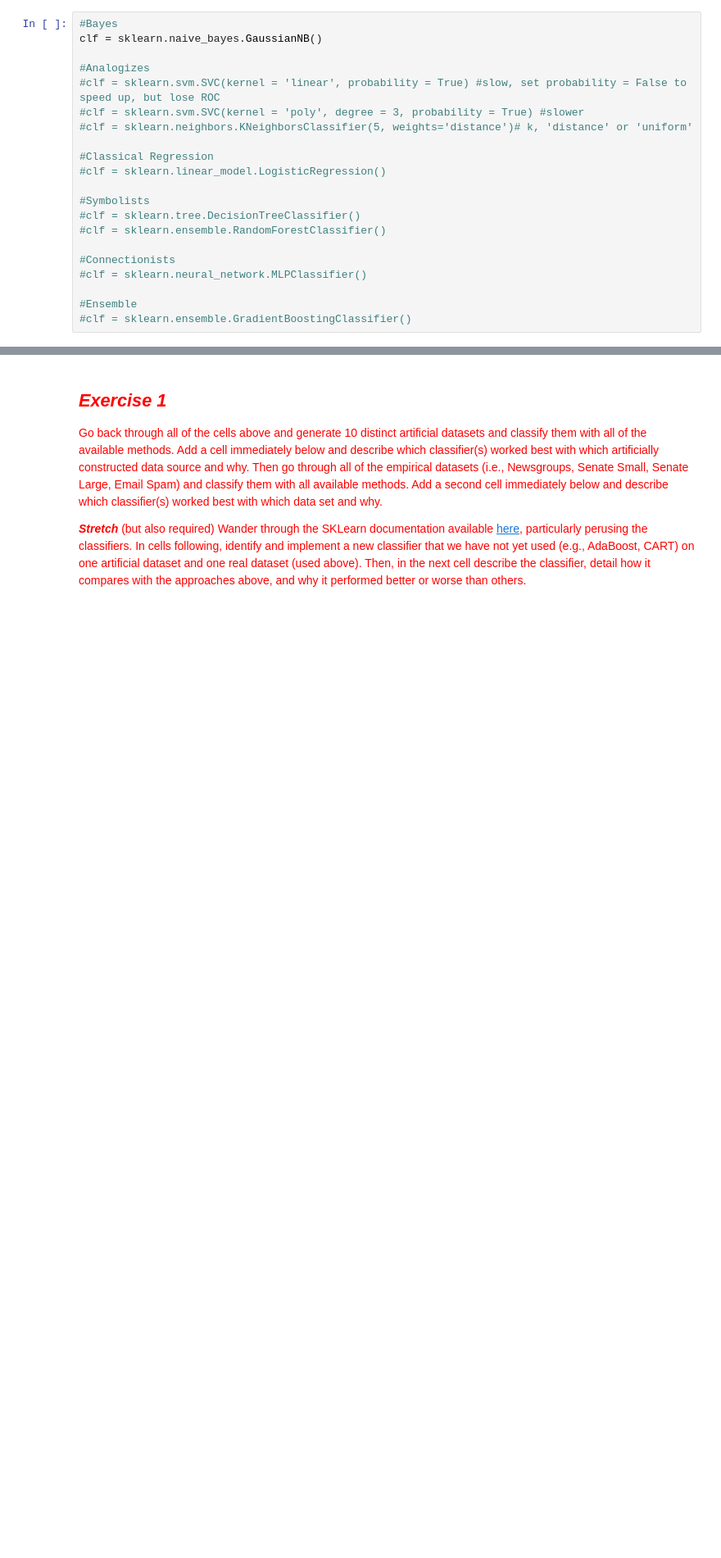
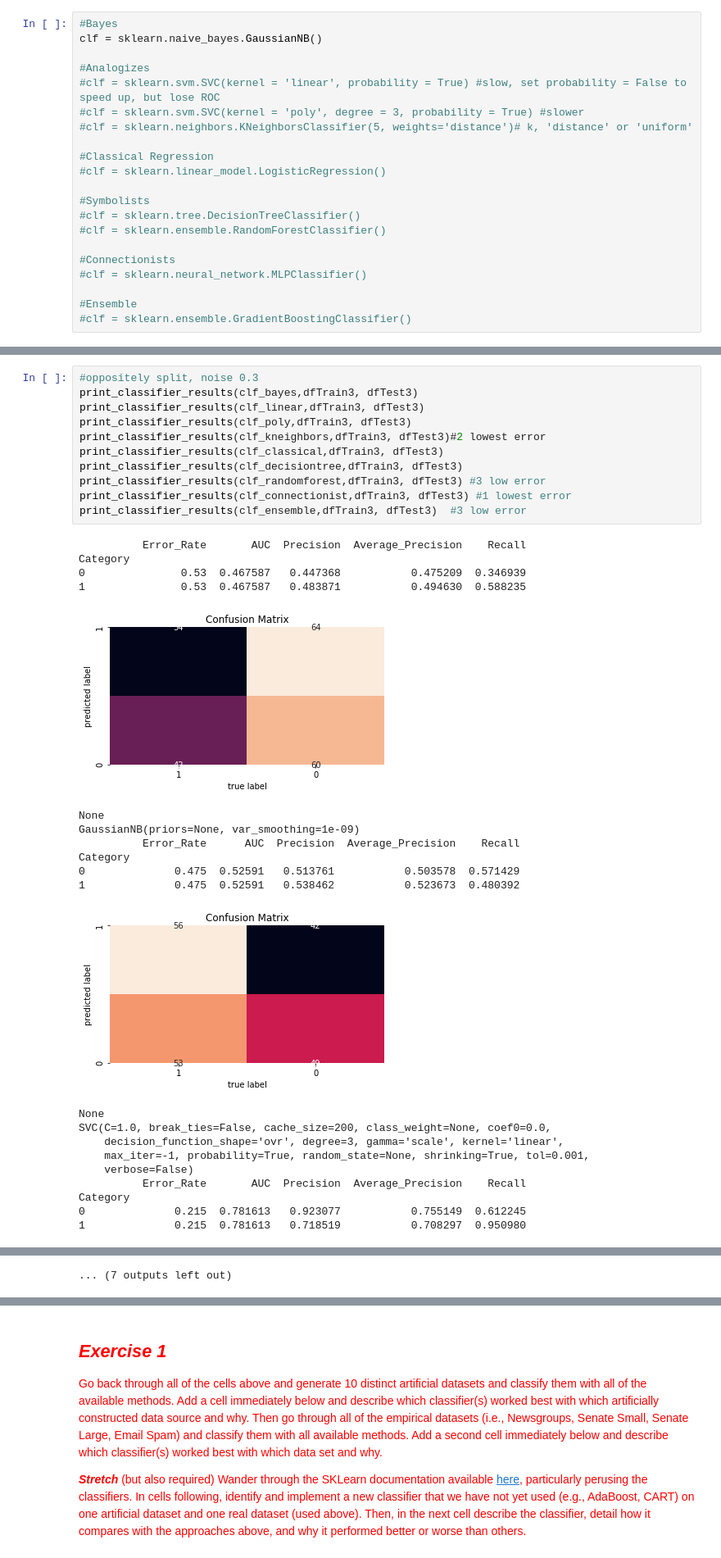
Before and after one commit to Computational-Content-Analysis-2020/Content-Analysis-2020, a Jupyter notebook: week-3/3-Classification.ipynb, the cells around one changed output, grey strips where cells are left out. Shown at 82% size. Cells and saved outputs as stored; diff of their text form; blank space fills up the shorter version.

```diff
--- a/week-3/3-Classification.ipynb
+++ b/week-3/3-Classification.ipynb
@@ -172,0 +399,33 @@ lucem_illud_2020.plotregions(clf, dfTrain)
+# %%
+#oppositely split, noise 0.3
+print_classifier_results(clf_bayes,dfTrain3, dfTest3)
+print_classifier_results(clf_linear,dfTrain3, dfTest3)
+print_classifier_results(clf_poly,dfTrain3, dfTest3)
+print_classifier_results(clf_kneighbors,dfTrain3, dfTest3)#2 lowest error
+print_classifier_results(clf_classical,dfTrain3, dfTest3)
+print_classifier_results(clf_decisiontree,dfTrain3, dfTest3)
+print_classifier_results(clf_randomforest,dfTrain3, dfTest3) #3 low error
+print_classifier_results(clf_connectionist,dfTrain3, dfTest3) #1 lowest error
+print_classifier_results(clf_ensemble,dfTrain3, dfTest3)  #3 low error
+# %% [output]
+          Error_Rate       AUC  Precision  Average_Precision    Recall
+Category
+0               0.53  0.467587   0.447368           0.475209  0.346939
+1               0.53  0.467587   0.483871           0.494630  0.588235
+[figure, added]
+None
+GaussianNB(priors=None, var_smoothing=1e-09)
+          Error_Rate      AUC  Precision  Average_Precision    Recall
+Category
+0              0.475  0.52591   0.513761           0.503578  0.571429
+1              0.475  0.52591   0.538462           0.523673  0.480392
+[figure, added]
+None
+SVC(C=1.0, break_ties=False, cache_size=200, class_weight=None, coef0=0.0,
+    decision_function_shape='ovr', degree=3, gamma='scale', kernel='linear',
+    max_iter=-1, probability=True, random_state=None, shrinking=True, tol=0.001,
+    verbose=False)
+          Error_Rate       AUC  Precision  Average_Precision    Recall
+Category
+0              0.215  0.781613   0.923077           0.755149  0.612245
+1              0.215  0.781613   0.718519           0.708297  0.950980
@@ -172,0 +463 @@ lucem_illud_2020.plotregions(clf, dfTrain)
+... (7 outputs left out)
```
Also changed, not shown: parts of 110 cells of this notebook, 1 other file.
